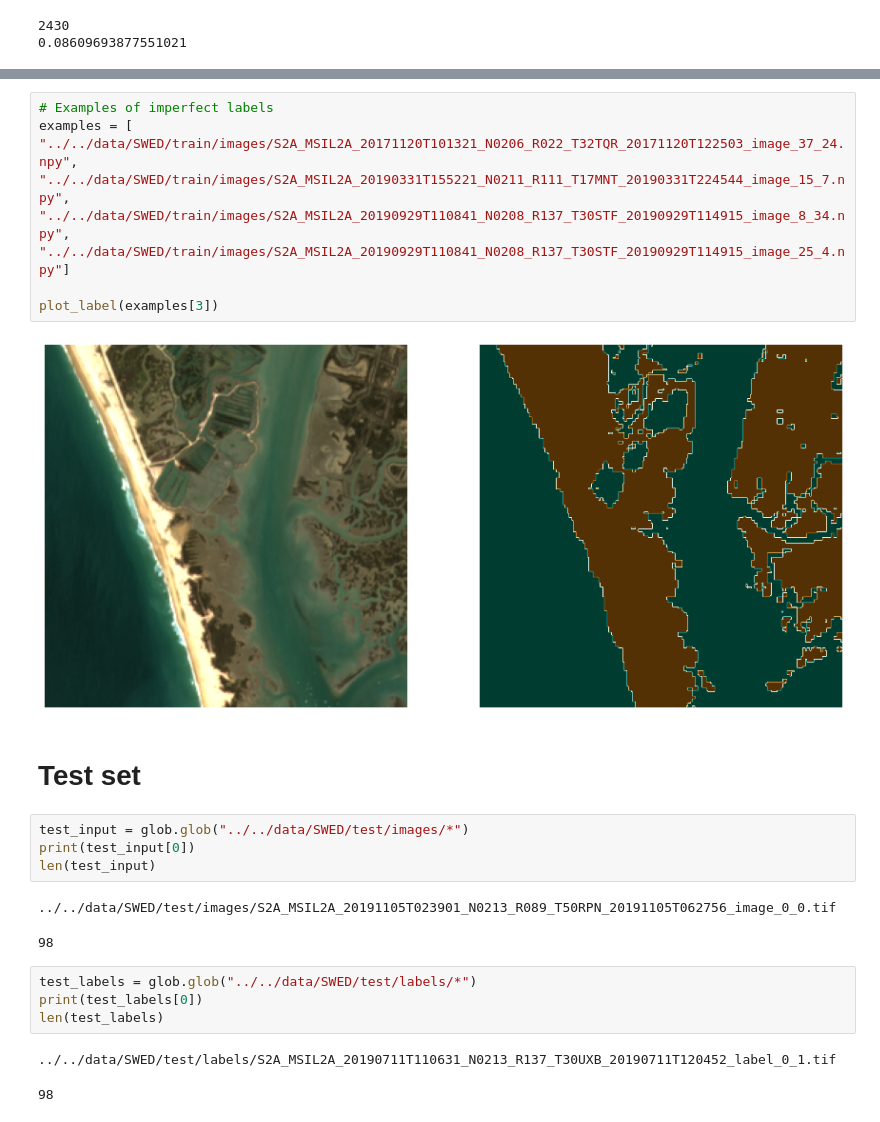
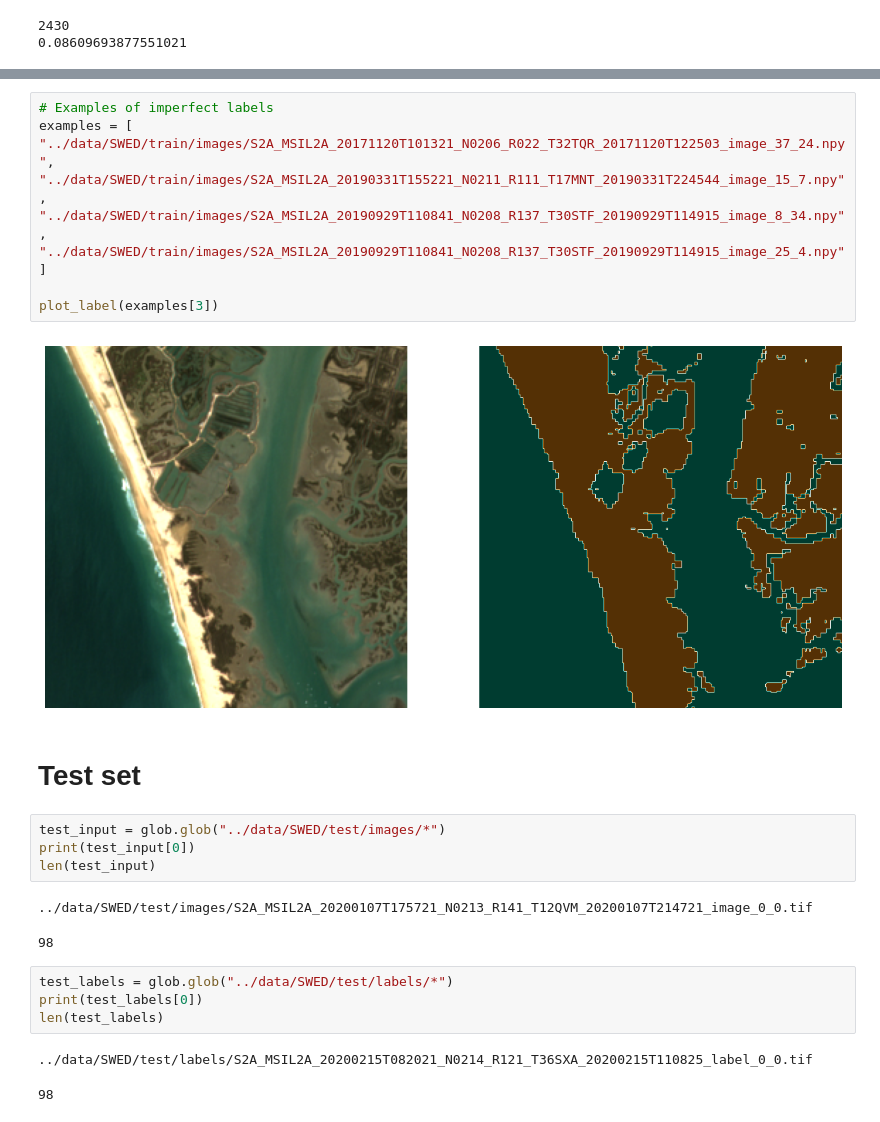
Before and after one commit to thekester/SWED-edge-detection, a Jupyter notebook: src/SWED_exploration.ipynb, the cells around one changed output, grey strips where cells are left out. Cells and saved outputs as stored; diff of their text form.

```diff
--- a/src/SWED_exploration.ipynb
+++ b/src/SWED_exploration.ipynb
@@ -256,29 +258,29 @@ plot_label(water_images[3])
 # %%
 # Examples of imperfect labels
 examples = [
-"../../data/SWED/train/images/S2A_MSIL2A_20171120T101321_N0206_R022_T32TQR_20171120T122503_image_37_24.npy",
-"../../data/SWED/train/images/S2A_MSIL2A_20190331T155221_N0211_R111_T17MNT_20190331T224544_image_15_7.npy",
-"../../data/SWED/train/images/S2A_MSIL2A_20190929T110841_N0208_R137_T30STF_20190929T114915_image_8_34.npy",
-"../../data/SWED/train/images/S2A_MSIL2A_20190929T110841_N0208_R137_T30STF_20190929T114915_image_25_4.npy"]
+"../data/SWED/train/images/S2A_MSIL2A_20171120T101321_N0206_R022_T32TQR_20171120T122503_image_37_24.npy",
+"../data/SWED/train/images/S2A_MSIL2A_20190331T155221_N0211_R111_T17MNT_20190331T224544_image_15_7.npy",
+"../data/SWED/train/images/S2A_MSIL2A_20190929T110841_N0208_R137_T30STF_20190929T114915_image_8_34.npy",
+"../data/SWED/train/images/S2A_MSIL2A_20190929T110841_N0208_R137_T30STF_20190929T114915_image_25_4.npy"]
 
 plot_label(examples[3])
 # %% [output]
-[figure, old version]
+[figure, new version]
 # %% [markdown]
 # Test set
 # %%
-test_input = glob.glob("../../data/SWED/test/images/*")
+test_input = glob.glob("../data/SWED/test/images/*")
 print(test_input[0])
 len(test_input)
 # %% [output]
-../../data/SWED/test/images/S2A_MSIL2A_20191105T023901_N0213_R089_T50RPN_20191105T062756_image_0_0.tif
+../data/SWED/test/images/S2A_MSIL2A_20200107T175721_N0213_R141_T12QVM_20200107T214721_image_0_0.tif
 98
 # %%
-test_labels = glob.glob("../../data/SWED/test/labels/*")
+test_labels = glob.glob("../data/SWED/test/labels/*")
 print(test_labels[0])
 len(test_labels)
 # %% [output]
-../../data/SWED/test/labels/S2A_MSIL2A_20190711T110631_N0213_R137_T30UXB_20190711T120452_label_0_1.tif
+../data/SWED/test/labels/S2A_MSIL2A_20200215T082021_N0214_R121_T36SXA_20200215T110825_label_0_0.tif
 98
 # %%
 #Display channels from a random training image
```
Also changed, not shown: parts of 13 cells of this notebook.
